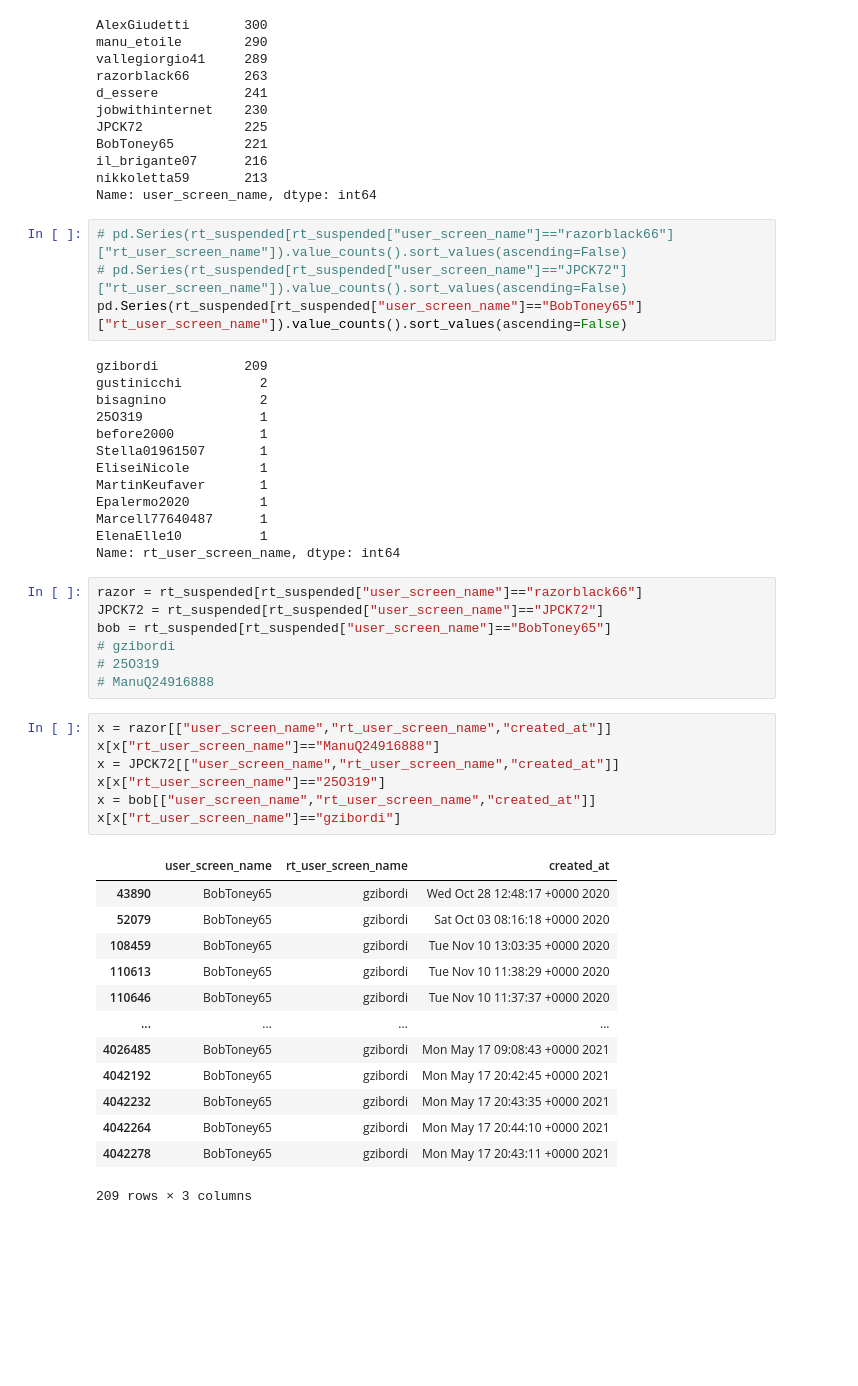
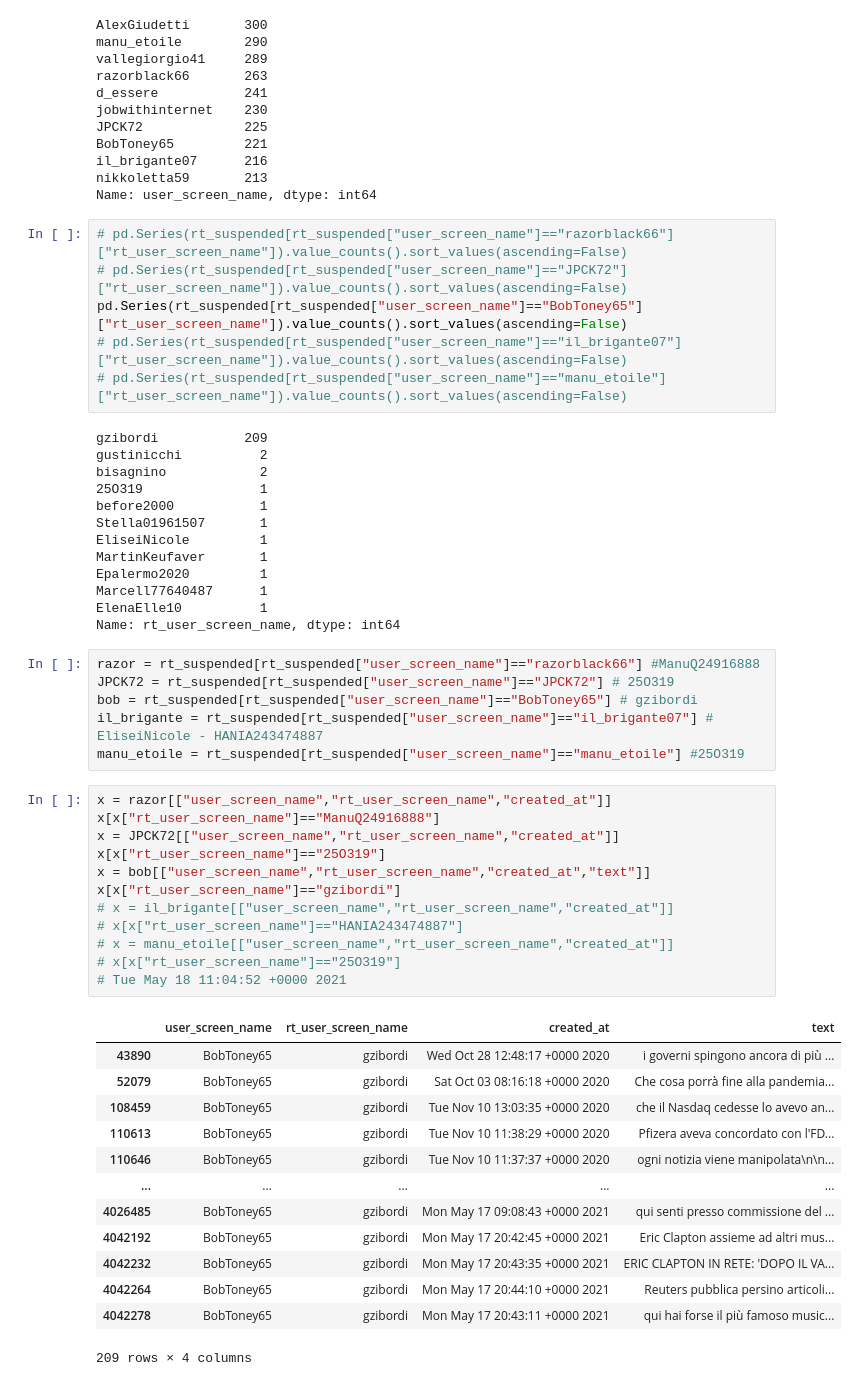
Before and after one commit to gi-ux/Vaccines_Discussion_Italy, a Jupyter notebook: Laura/13.silvia.ipynb, the cells around one changed output. Saved outputs shown, nothing was run; the diff lists cells and outputs as text; blank space fills up the shorter version.

Commit message:
Start research suspended account

```diff
--- a/Laura/13.silvia.ipynb
+++ b/Laura/13.silvia.ipynb
@@ -125,6 +173,8 @@ Name: user_screen_name, dtype: int64
 # pd.Series(rt_suspended[rt_suspended["user_screen_name"]=="razorblack66"]["rt_user_screen_name"]).value_counts().sort_values(ascending=False)
 # pd.Series(rt_suspended[rt_suspended["user_screen_name"]=="JPCK72"]["rt_user_screen_name"]).value_counts().sort_values(ascending=False)
 pd.Series(rt_suspended[rt_suspended["user_screen_name"]=="BobToney65"]["rt_user_screen_name"]).value_counts().sort_values(ascending=False)
+# pd.Series(rt_suspended[rt_suspended["user_screen_name"]=="il_brigante07"]["rt_user_screen_name"]).value_counts().sort_values(ascending=False)
+# pd.Series(rt_suspended[rt_suspended["user_screen_name"]=="manu_etoile"]["rt_user_screen_name"]).value_counts().sort_values(ascending=False)
 # %% [output]
 gzibordi           209
 gustinicchi          2
@@ -139,30 +189,34 @@ Marcell77640487      1
 ElenaElle10          1
 Name: rt_user_screen_name, dtype: int64
 # %%
-razor = rt_suspended[rt_suspended["user_screen_name"]=="razorblack66"]
-JPCK72 = rt_suspended[rt_suspended["user_screen_name"]=="JPCK72"]
-bob = rt_suspended[rt_suspended["user_screen_name"]=="BobToney65"]
-# gzibordi
-# 25O319
-# ManuQ24916888
+razor = rt_suspended[rt_suspended["user_screen_name"]=="razorblack66"] #ManuQ24916888
+JPCK72 = rt_suspended[rt_suspended["user_screen_name"]=="JPCK72"] # 25O319
+bob = rt_suspended[rt_suspended["user_screen_name"]=="BobToney65"] # gzibordi
+il_brigante = rt_suspended[rt_suspended["user_screen_name"]=="il_brigante07"] # EliseiNicole - HANIA243474887
+manu_etoile = rt_suspended[rt_suspended["user_screen_name"]=="manu_etoile"] #25O319
 # %%
 x = razor[["user_screen_name","rt_user_screen_name","created_at"]]
 x[x["rt_user_screen_name"]=="ManuQ24916888"]
 x = JPCK72[["user_screen_name","rt_user_screen_name","created_at"]]
 x[x["rt_user_screen_name"]=="25O319"]
-x = bob[["user_screen_name","rt_user_screen_name","created_at"]]
+x = bob[["user_screen_name","rt_user_screen_name","created_at","text"]]
 x[x["rt_user_screen_name"]=="gzibordi"]
+# x = il_brigante[["user_screen_name","rt_user_screen_name","created_at"]]
+# x[x["rt_user_screen_name"]=="HANIA243474887"]
+# x = manu_etoile[["user_screen_name","rt_user_screen_name","created_at"]]
+# x[x["rt_user_screen_name"]=="25O319"]
+# Tue May 18 11:04:52 +0000 2021
 # %% [output]
-|  | user_screen_name | rt_user_screen_name | created_at |
-| 43890 | BobToney65 | gzibordi | Wed Oct 28 12:48:17 +0000 2020 |
-| 52079 | BobToney65 | gzibordi | Sat Oct 03 08:16:18 +0000 2020 |
-| 108459 | BobToney65 | gzibordi | Tue Nov 10 13:03:35 +0000 2020 |
-| 110613 | BobToney65 | gzibordi | Tue Nov 10 11:38:29 +0000 2020 |
-| 110646 | BobToney65 | gzibordi | Tue Nov 10 11:37:37 +0000 2020 |
-| ... | ... | ... | ... |
-| 4026485 | BobToney65 | gzibordi | Mon May 17 09:08:43 +0000 2021 |
-| 4042192 | BobToney65 | gzibordi | Mon May 17 20:42:45 +0000 2021 |
-| 4042232 | BobToney65 | gzibordi | Mon May 17 20:43:35 +0000 2021 |
-| 4042264 | BobToney65 | gzibordi | Mon May 17 20:44:10 +0000 2021 |
-| 4042278 | BobToney65 | gzibordi | Mon May 17 20:43:11 +0000 2021 |
+|  | user_screen_name | rt_user_screen_name | created_at | text |
+| 43890 | BobToney65 | gzibordi | Wed Oct 28 12:48:17 +0000 2020 | i governi spingono ancora di più ... |
+| 52079 | BobToney65 | gzibordi | Sat Oct 03 08:16:18 +0000 2020 | Che cosa porrà fine alla pandemia... |
+| 108459 | BobToney65 | gzibordi | Tue Nov 10 13:03:35 +0000 2020 | che il Nasdaq cedesse lo avevo an... |
+| 110613 | BobToney65 | gzibordi | Tue Nov 10 11:38:29 +0000 2020 | Pfizera aveva concordato con l'FD... |
+| 110646 | BobToney65 | gzibordi | Tue Nov 10 11:37:37 +0000 2020 | ogni notizia viene manipolata\n\n... |
+| ... | ... | ... | ... | ... |
+| 4026485 | BobToney65 | gzibordi | Mon May 17 09:08:43 +0000 2021 | qui senti presso commissione del ... |
+| 4042192 | BobToney65 | gzibordi | Mon May 17 20:42:45 +0000 2021 | Eric Clapton assieme ad altri mus... |
+| 4042232 | BobToney65 | gzibordi | Mon May 17 20:43:35 +0000 2021 | ERIC CLAPTON IN RETE: 'DOPO IL VA... |
+| 4042264 | BobToney65 | gzibordi | Mon May 17 20:44:10 +0000 2021 | Reuters pubblica persino articoli... |
+| 4042278 | BobToney65 | gzibordi | Mon May 17 20:43:11 +0000 2021 | qui hai forse il più famoso music... |
-209 rows × 3 columns
+209 rows × 4 columns
```
Also changed, not shown: parts of 10 cells of this notebook, 2 other files.
